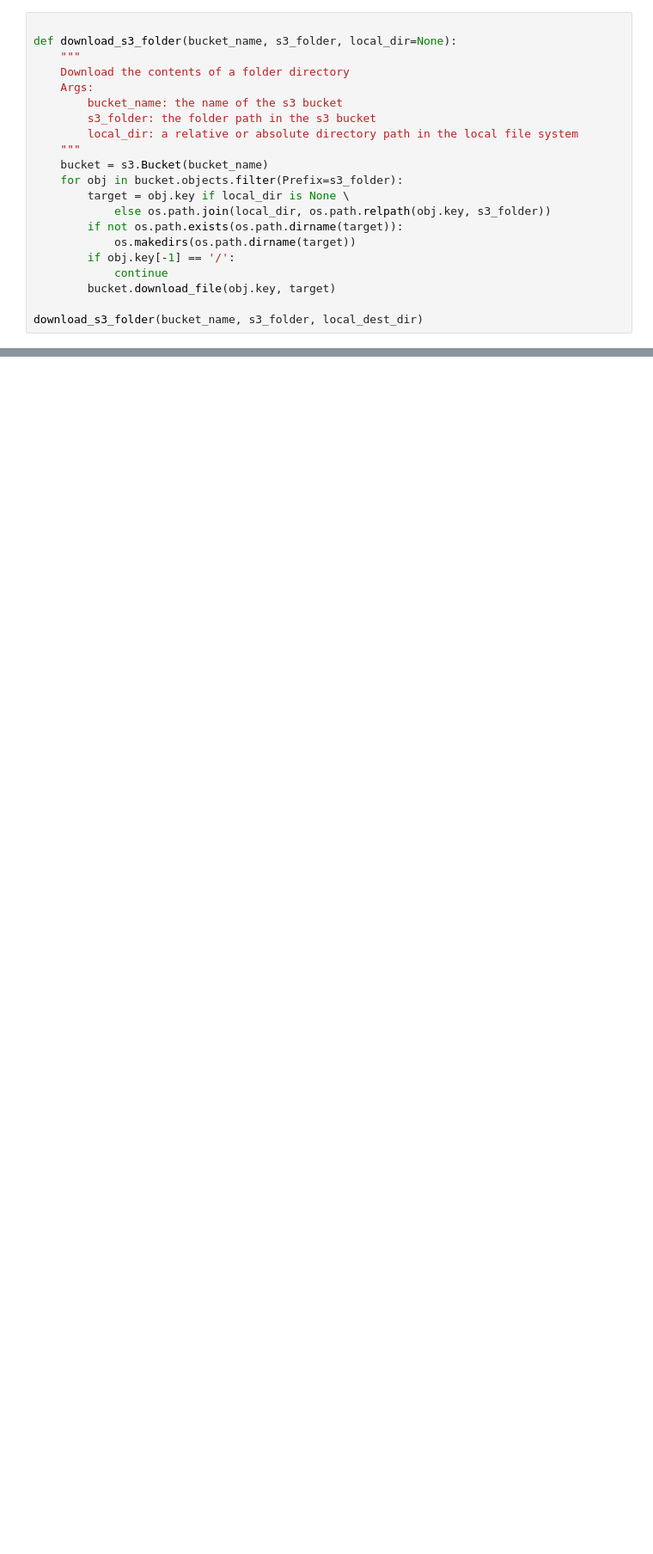
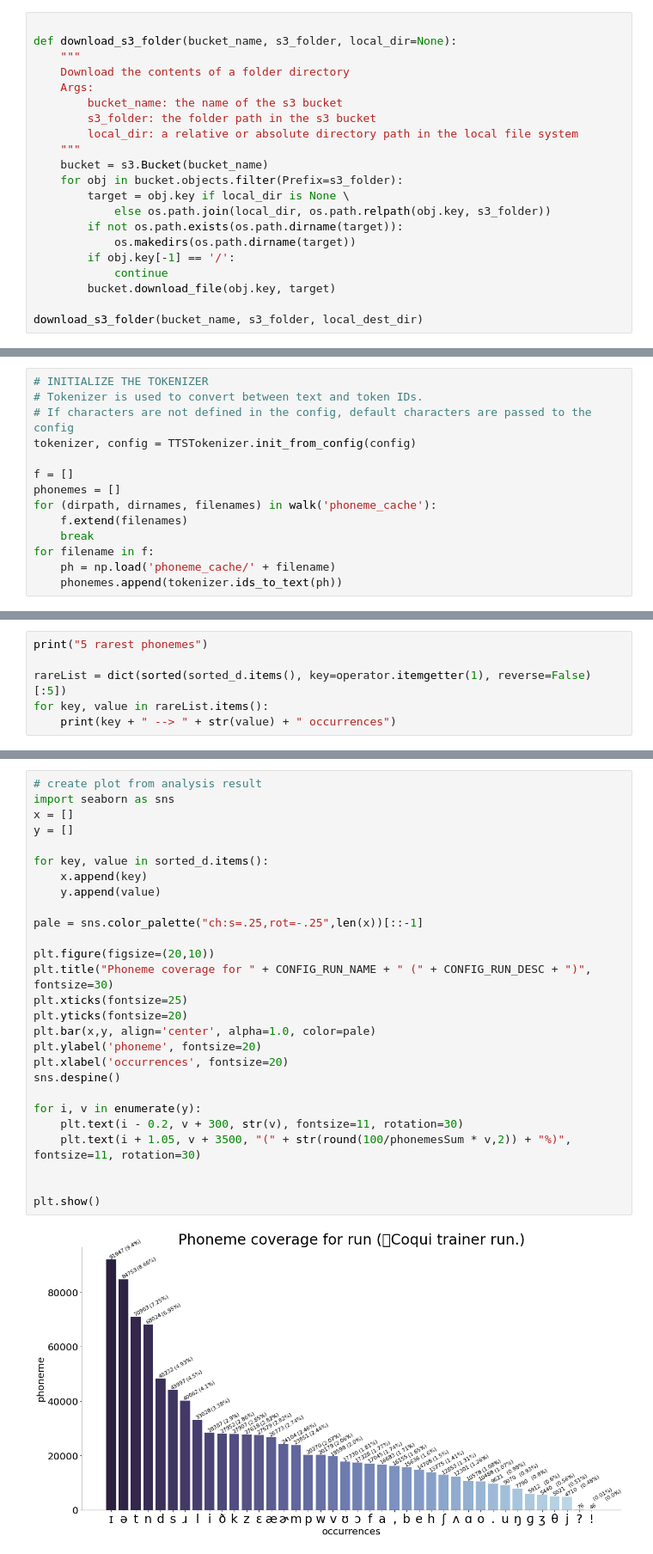
Before and after one commit to rh-aiservices-bu/text-to-speech, a Jupyter notebook: 01-data-exploration.ipynb, the cells around one changed output, grey strips where cells are left out. Shown: that part at 86% size. Drawn from its saved outputs; the diff is of its cells as text; blank space fills up the shorter version.

Commit message:
filled in data exploration with phonemes

```diff
--- a/01-data-exploration.ipynb
+++ b/01-data-exploration.ipynb
@@ -50,0 +131,14 @@ ipd.Audio(filename='datasets/LJSpeech-1.1/wavs/LJ001-0001.wav')
+# %%
+# INITIALIZE THE TOKENIZER
+# Tokenizer is used to convert between text and token IDs.
+# If characters are not defined in the config, default characters are passed to the config
+tokenizer, config = TTSTokenizer.init_from_config(config)
+
+f = []
+phonemes = []
+for (dirpath, dirnames, filenames) in walk('phoneme_cache'):
+    f.extend(filenames)
+    break
+for filename in f:
+    ph = np.load('phoneme_cache/' + filename)
+    phonemes.append(tokenizer.ids_to_text(ph))
@@ -50,0 +170,6 @@ ipd.Audio(filename='datasets/LJSpeech-1.1/wavs/LJ001-0001.wav')
+# %%
+print("5 rarest phonemes")
+
+rareList = dict(sorted(sorted_d.items(), key=operator.itemgetter(1), reverse=False)[:5])
+for key, value in rareList.items():
+    print(key + " --> " + str(value) + " occurrences")
@@ -50,0 +183,29 @@ ipd.Audio(filename='datasets/LJSpeech-1.1/wavs/LJ001-0001.wav')
+# %%
+# create plot from analysis result
+import seaborn as sns
+x = []
+y = []
+
+for key, value in sorted_d.items():
+    x.append(key)
+    y.append(value)
+
+pale = sns.color_palette("ch:s=.25,rot=-.25",len(x))[::-1]
+
+plt.figure(figsize=(20,10))
+plt.title("Phoneme coverage for " + CONFIG_RUN_NAME + " (" + CONFIG_RUN_DESC + ")", fontsize=30)
+plt.xticks(fontsize=25)
+plt.yticks(fontsize=20)
+plt.bar(x,y, align='center', alpha=1.0, color=pale)
+plt.ylabel('phoneme', fontsize=20)
+plt.xlabel('occurrences', fontsize=20)
+sns.despine()
+
+for i, v in enumerate(y):
+    plt.text(i - 0.2, v + 300, str(v), fontsize=11, rotation=30)
+    plt.text(i + 1.05, v + 3500, "(" + str(round(100/phonemesSum * v,2)) + "%)", fontsize=11, rotation=30)
+
+
+plt.show()
+# %% [output]
+[figure, added]
```
Also changed, not shown: parts of 10 cells of this notebook, 1 other file.
